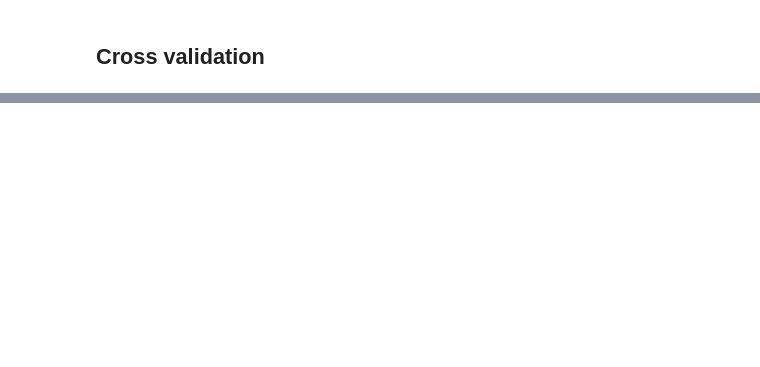
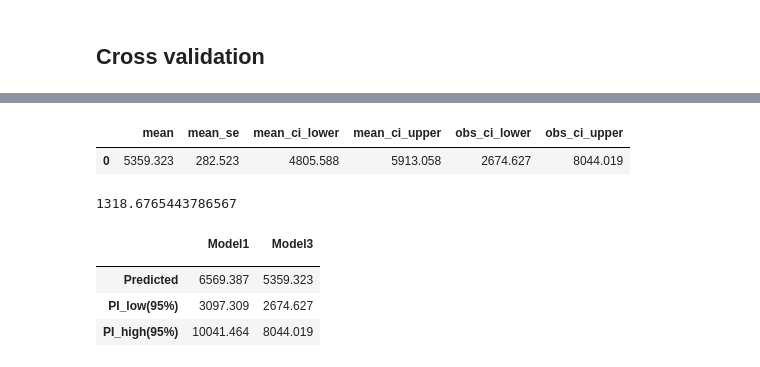
Before and after one commit to zholler/da_case_studies, a Jupyter notebook: ch13-used-cars-reg/ch013_usedcars.ipynb, the cells around one changed output, grey strips where cells are left out. Cells and saved outputs as stored; diff of their text form; code cells hidden in the pictures; blank space fills up the shorter version.

```diff
--- a/ch13-used-cars-reg/ch013_usedcars.ipynb
+++ b/ch13-used-cars-reg/ch013_usedcars.ipynb
@@ -455,0 +496,3 @@ array([[  3,   9],
+# %%
+#turning off scientific notation
+pd.set_option('display.float_format', lambda x: '%.3f' % x)
@@ -455,0 +511,3 @@ array([[  3,   9],
+# %%
+p1=reg1.get_prediction(new).summary_frame()
+p1
@@ -455,0 +529,25 @@ array([[  3,   9],
+# %%
+p2=reg3.get_prediction(new).summary_frame()
+p2
+# %% [output]
+|  | mean | mean_se | mean_ci_lower | mean_ci_upper | obs_ci_lower | obs_ci_upper |
+| 0 | 5359.323 | 282.523 | 4805.588 | 5913.058 | 2674.627 | 8044.019 |
+# %%
+#get model3 rmse
+rmse(reg3.fittedvalues,data.price)
+# %% [output]
+1318.6765443786567
+# %%
+pd.DataFrame(
+    {
+        " ": ["Predicted", "PI_low(95%)", "PI_high(95%)"],
+        "Model1": p1[["mean", "obs_ci_lower", "obs_ci_upper"]].values.tolist()[0],
+        "Model3": p2[["mean", "obs_ci_lower", "obs_ci_upper"]].values.tolist()[0],
+    }
+).set_index(" ")
+# %% [output]
+|  | Model1 | Model3 |
+|  |  |  |
+| Predicted | 6569.387 | 5359.323 |
+| PI_low(95%) | 3097.309 | 2674.627 |
+| PI_high(95%) | 10041.464 | 8044.019 |
```
Also changed, not shown: parts of 27 cells of this notebook, 4 other files.
